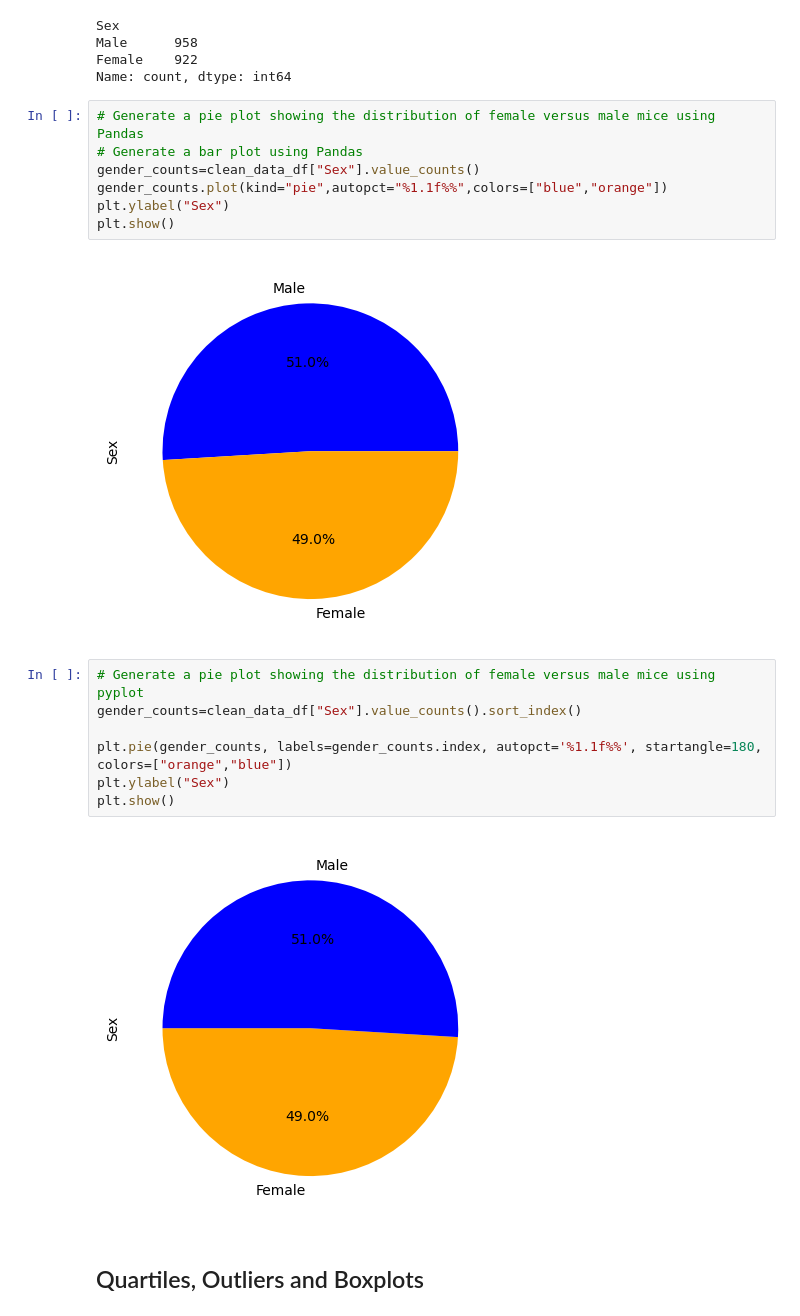
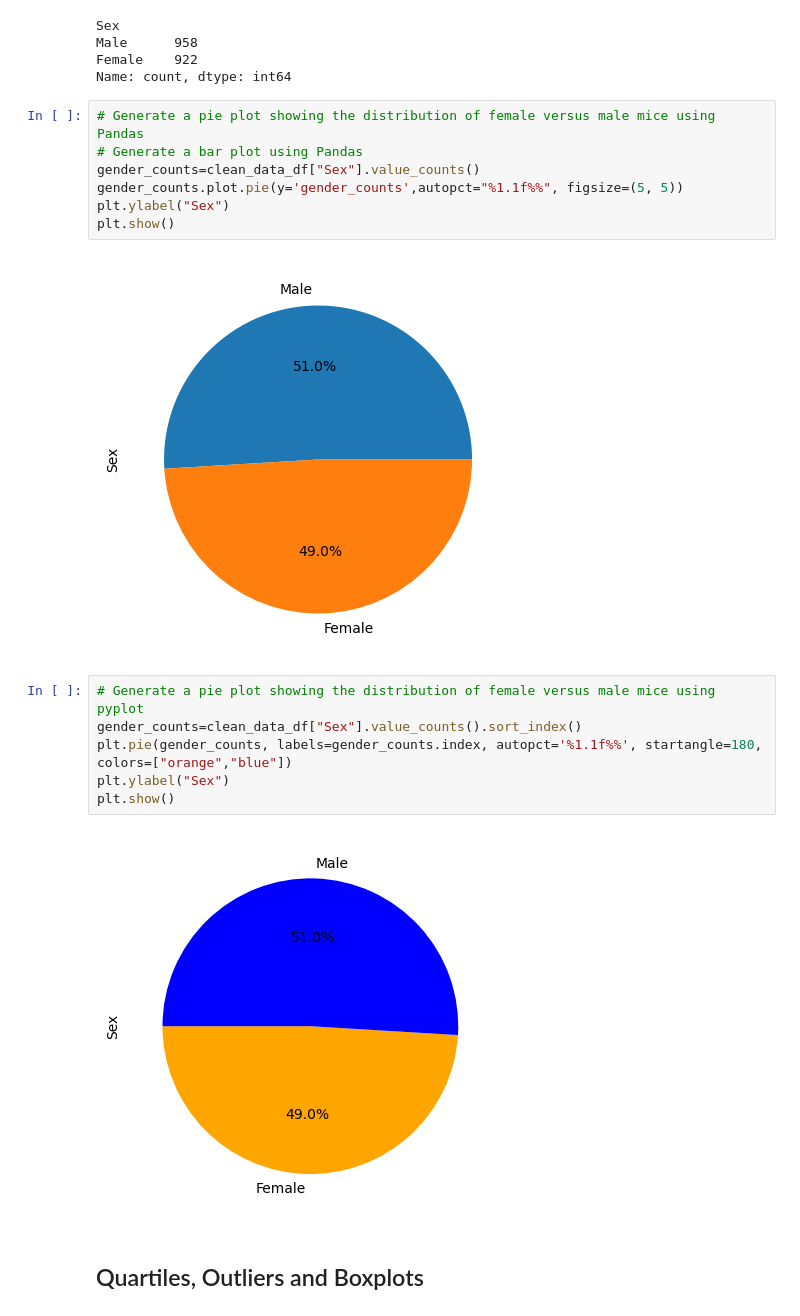
Before and after one commit to deepikarapeti43/Matplotlib-Challenge, a Jupyter notebook: pymaceuticals_starter.ipynb, the cells around one changed output. Drawn from its saved outputs; the diff is of its cells as text.

Commit message:
defined count in charts

```diff
--- a/pymaceuticals_starter.ipynb
+++ b/pymaceuticals_starter.ipynb
@@ -137,16 +137,15 @@ Name: count, dtype: int64
 # %%
 # Generate a pie plot showing the distribution of female versus male mice using Pandas
 # Generate a bar plot using Pandas
 gender_counts=clean_data_df["Sex"].value_counts()
-gender_counts.plot(kind="pie",autopct="%1.1f%%",colors=["blue","orange"])
+gender_counts.plot.pie(y='gender_counts',autopct="%1.1f%%", figsize=(5, 5))
 plt.ylabel("Sex")
 plt.show()
 # %% [output]
-[figure, old version]
+[figure, new version]
 # %%
 # Generate a pie plot showing the distribution of female versus male mice using pyplot
 gender_counts=clean_data_df["Sex"].value_counts().sort_index()
-
 plt.pie(gender_counts, labels=gender_counts.index, autopct='%1.1f%%', startangle=180, colors=["orange","blue"])
 plt.ylabel("Sex")
 plt.show()
```
Also changed, not shown: parts of 2 cells of this notebook.
